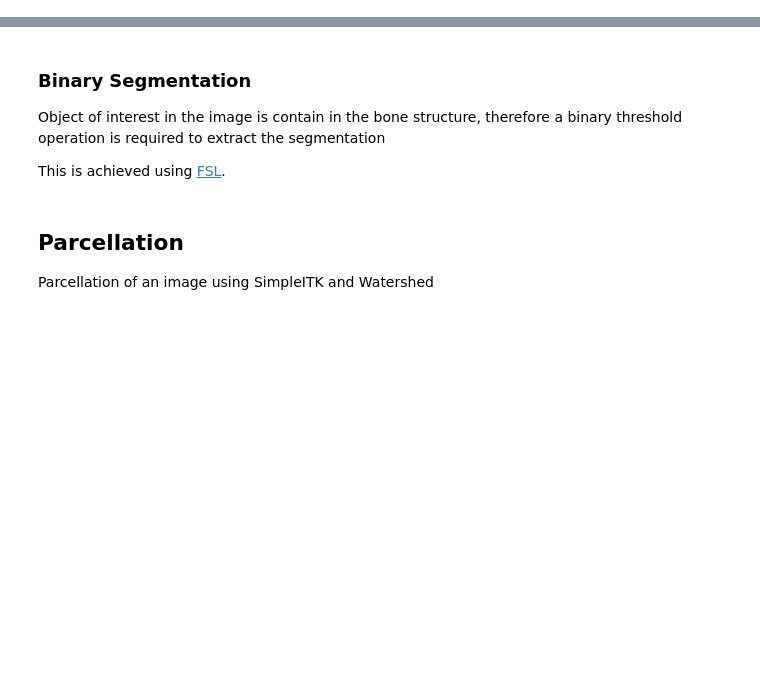
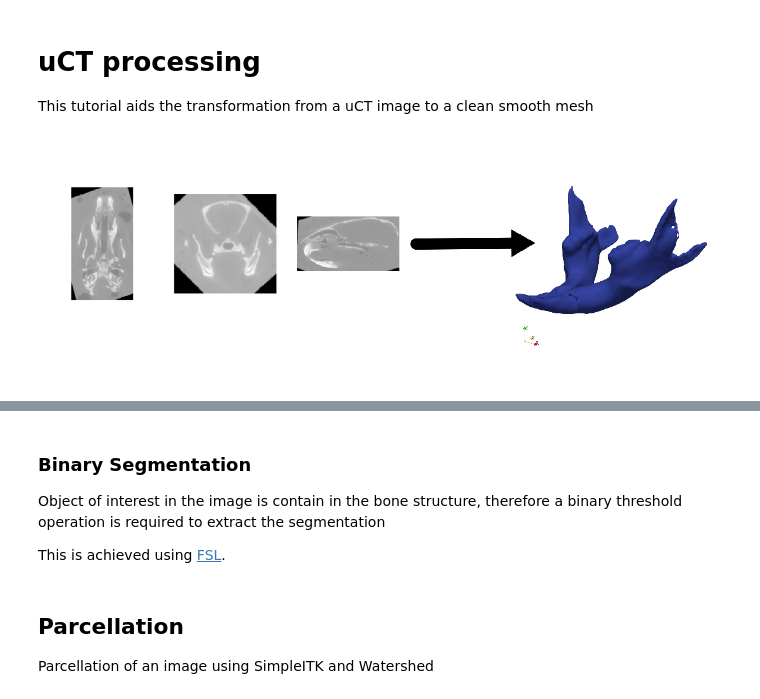
Before and after one commit to marta-vidalgarcia/landmark-free-deformetrica, a Jupyter notebook: uCT-process.ipynb, the cells around one changed output, grey strips where cells are left out. Saved outputs shown, nothing was run; the diff lists cells and outputs as text; code cells hidden in the pictures; blank space fills up the shorter version.

Commit message:
[uCT-process] changing the way to display little images

```diff
--- a/uCT-process.ipynb
+++ b/uCT-process.ipynb
@@ -1 +1,16 @@
+# %% [markdown]
+# uCT processing
+
+This tutorial aids the transformation from a uCT image to a clean smooth mesh
+# %%
+%matplotlib inline
+import os
+from matplotlib import pyplot as plt
+pngfilename = os.path.join(os.getcwd(), 'Images', 'uct-process.png')
+plt.figure(figsize=(20,7))
+plt.imshow(plt.imread(pngfilename))
+plt.axis('off')
+plt.show()
+# %% [output]
+[figure, added]
 # %% [markdown]
```
Also changed, not shown: parts of 3 cells of this notebook.
